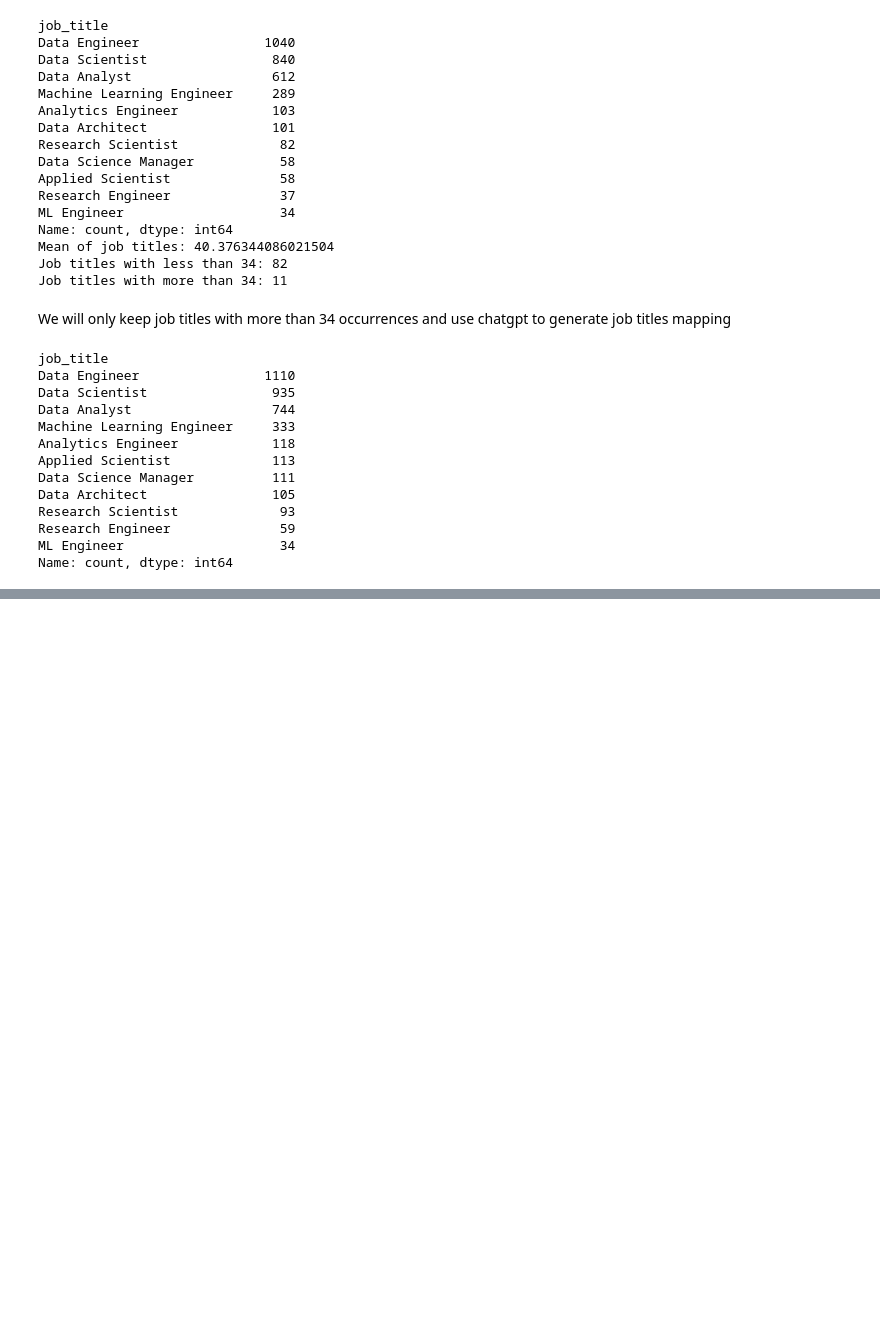
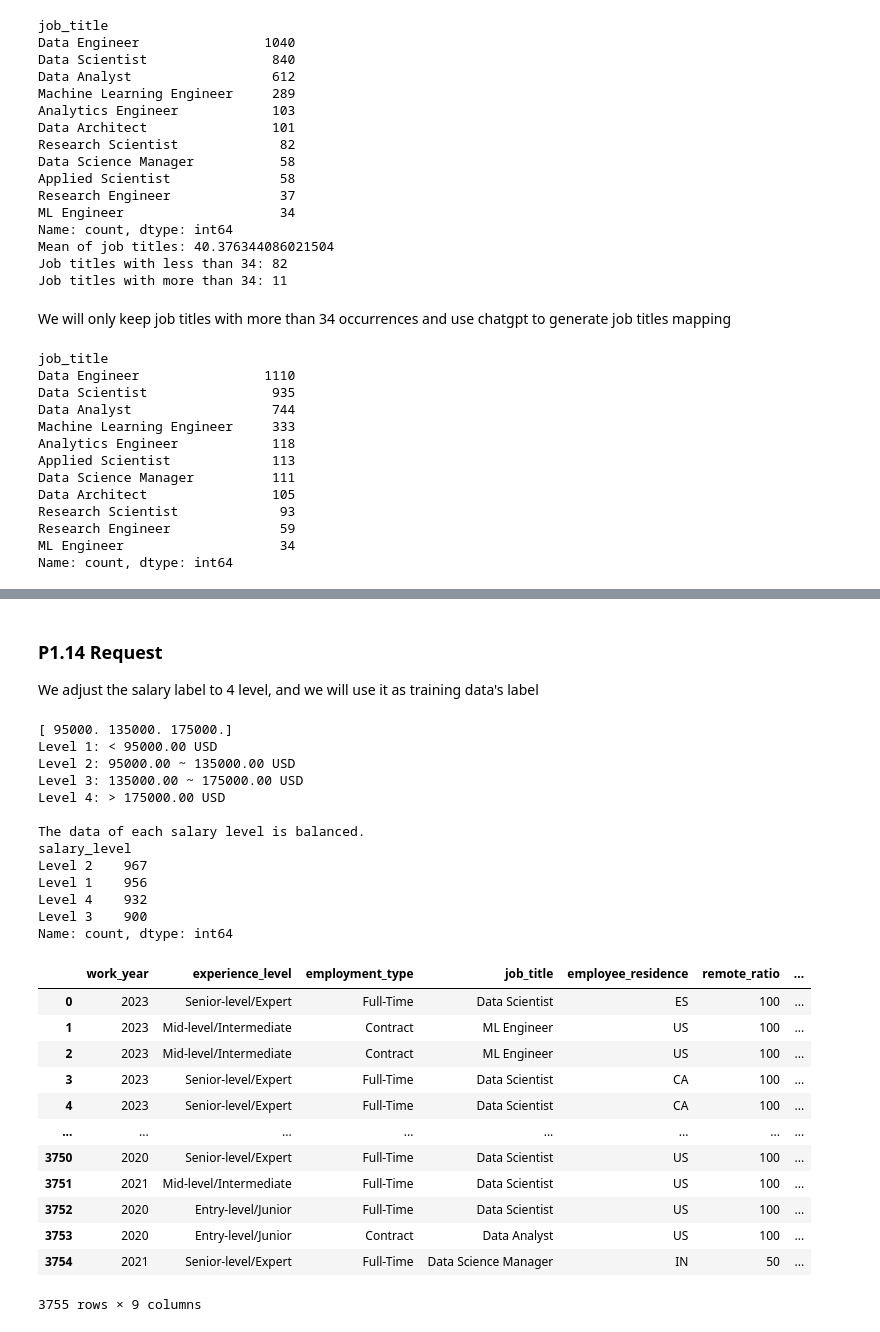
Before and after one commit to ShannonHung/ITPM, a Jupyter notebook: Code/6-ML-Data-Cleaning.ipynb, the cells around one changed output, grey strips where cells are left out. Drawn from its saved outputs; the diff is of its cells as text; code cells hidden in the pictures; blank space fills up the shorter version.

```diff
--- a/Code/6-ML-Data-Cleaning.ipynb
+++ b/Code/6-ML-Data-Cleaning.ipynb
@@ -282,0 +399,60 @@ fig.show()
+# %% [markdown]
+### P1.14 Request
+We adjust the salary label to 4 level, and we will use it as training data's label
+# %%
+# calculate the percentiles
+def convertData(data):
+
+    percentiles = np.percentile(df['salary_in_usd'], [25, 50, 75])  # 25th, 50th, 75th percentiles
+    print(percentiles)
+    # define the labels of saraly levels
+    labels = ['Level 1', 'Level 2', 'Level 3', 'Level 4']
+
+    # print the meaning of label
+    for i in range(len(labels)):
+        if i == 0:
+            print('Level 1: < {:.2f} USD'.format(percentiles[i]))
+        elif i == len(labels) - 1:
+            print('Level {}: > {:.2f} USD'.format(i+1, percentiles[i-1]))
+        else:
+            print('Level {}: {:.2f} ~ {:.2f} USD'.format(i+1, percentiles[i-1], percentiles[i]))
+
+
+    #  -np.inf, np.inf be the lower and upper bounds of the bins
+    # *percentiles: base on the percentiles to cut the bins and generate the salary levels for being the labels of training data
+    df['salary_level'] = pd.cut(df['salary_in_usd'], bins=[-np.inf, *percentiles, np.inf], labels=labels)
+    data = df.drop(['salary_in_usd'], axis=1) # we cannot put the label into the training data
+    print("\nThe data of each salary level is balanced.")
+    print(data['salary_level'].value_counts())
+    return data
+
+data = convertData(df)
+data
+# each number of salary level have approximately the same number of data which occupy 25% of the whole data
+# %% [output]
+[ 95000. 135000. 175000.]
+Level 1: < 95000.00 USD
+Level 2: 95000.00 ~ 135000.00 USD
+Level 3: 135000.00 ~ 175000.00 USD
+Level 4: > 175000.00 USD
+
+The data of each salary level is balanced.
+salary_level
+Level 2    967
+Level 1    956
+Level 4    932
+Level 3    900
+Name: count, dtype: int64
+|  | work_year | experience_level | employment_type | job_title | employee_residence | remote_ratio | ... |
+| 0 | 2023 | Senior-level/Expert | Full-Time | Data Scientist | ES | 100 | ... |
+| 1 | 2023 | Mid-level/Intermediate | Contract | ML Engineer | US | 100 | ... |
+| 2 | 2023 | Mid-level/Intermediate | Contract | ML Engineer | US | 100 | ... |
+| 3 | 2023 | Senior-level/Expert | Full-Time | Data Scientist | CA | 100 | ... |
+| 4 | 2023 | Senior-level/Expert | Full-Time | Data Scientist | CA | 100 | ... |
+| ... | ... | ... | ... | ... | ... | ... | ... |
+| 3750 | 2020 | Senior-level/Expert | Full-Time | Data Scientist | US | 100 | ... |
+| 3751 | 2021 | Mid-level/Intermediate | Full-Time | Data Scientist | US | 100 | ... |
+| 3752 | 2020 | Entry-level/Junior | Full-Time | Data Scientist | US | 100 | ... |
+| 3753 | 2020 | Entry-level/Junior | Contract | Data Analyst | US | 100 | ... |
+| 3754 | 2021 | Senior-level/Expert | Full-Time | Data Science Manager | IN | 50 | ... |
+3755 rows × 9 columns
```
Also changed, not shown: parts of 16 cells of this notebook.
